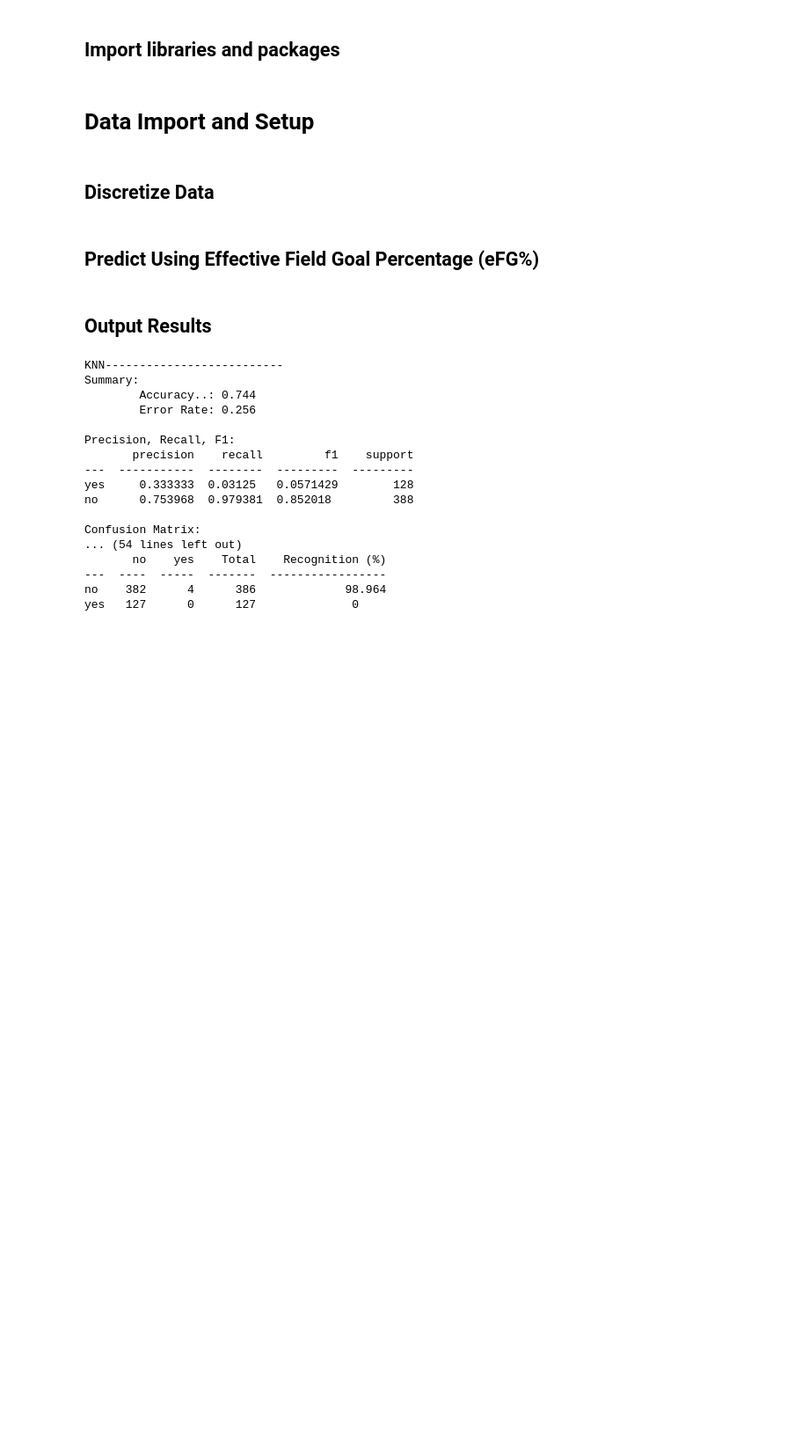
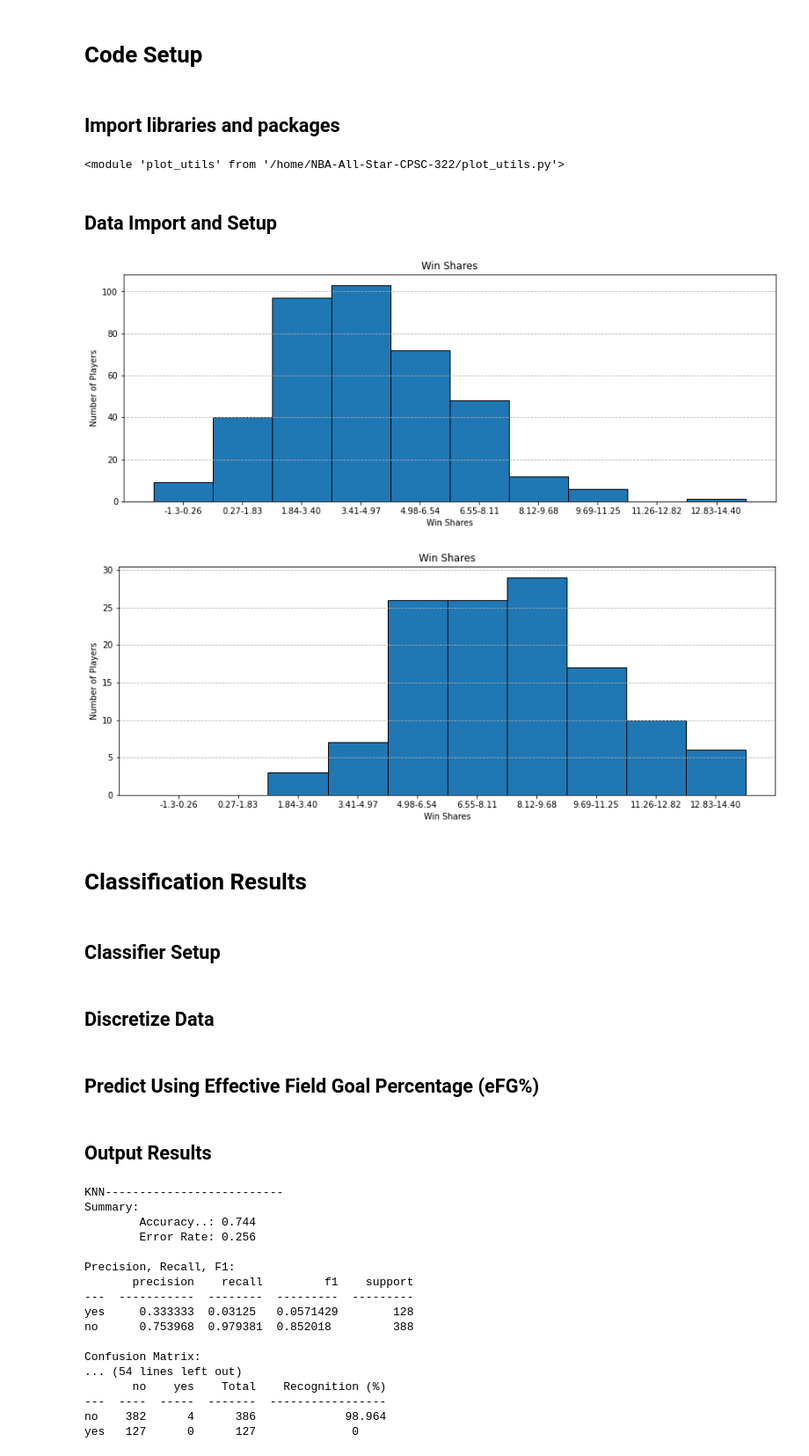
Before and after one commit to wparlan/NBA-All-Star-CPSC-322, a Jupyter notebook: FinalProject.ipynb, the cells around one changed output. Shown at 88% size. Drawn from its saved outputs; the diff is of its cells as text; code cells hidden in the pictures; blank space fills up the shorter version.

```diff
--- a/FinalProject.ipynb
+++ b/FinalProject.ipynb
@@ -1,3 +43,5 @@
+# %% [markdown]
+# Code Setup
 # %% [markdown]
 ## Import libraries and packages
 # %%
@@ -24,5 +68,10 @@ import mysklearn.myevaluation as myevaluation
 
 from os import path
 import utils
+importlib.reload(utils)
+import plot_utils
+importlib.reload(plot_utils)
+# %% [output]
+<module 'plot_utils' from '/home/NBA-All-Star-CPSC-322/plot_utils.py'>
 # %% [markdown]
-# Data Import and Setup
+## Data Import and Setup
@@ -29 +81,27 @@ import utils
+# %%
+# retrieve data from table
+win_shares = []
+allstar_ws = []
+for row in basketball_data.data:
+    if row[-1] == 'no':
+        win_shares.append(row[10])
+    else:
+        allstar_ws.append(row[10])
+# build cutoffscutoffs = utils.compute_equal_width_cutoffs(win_shares, 10)
+cutoffs = utils.compute_equal_width_cutoffs(win_shares, 10)
+ws_freqs = utils.compute_bin_frequencies(win_shares, cutoffs)
+allstar_ws_freqs = utils.compute_bin_frequencies(allstar_ws, cutoffs)
+x_axis = []
+for i in range(len(cutoffs)-2):
+    x_axis.append(f"{cutoffs[i]}-{format(cutoffs[i+1]-0.01, '.2f')}")
+x_axis.append(f"{cutoffs[i+1]}-{format(cutoffs[i+2], '.2f')}")
+plot_utils.bar_chart(x_axis, ws_freqs, 'Win Shares', 'Win Shares', 'Number of Players', grouped=True)
+plot_utils.bar_chart(x_axis, allstar_ws_freqs, 'Win Shares', 'Win Shares', 'Number of Players', grouped=True)
+# %% [output]
+[figure, added]
+[figure, added]
+# %% [markdown]
+# Classification Results
+# %% [markdown]
+## Classifier Setup
 # %%
```
Also changed, not shown: parts of 8 cells of this notebook, 3 other files.
